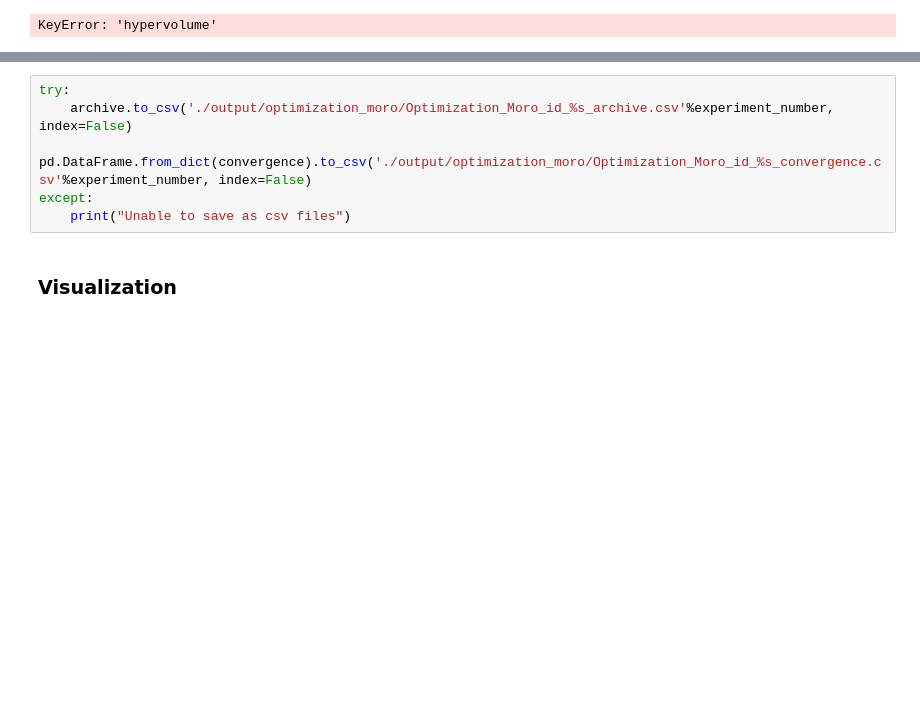
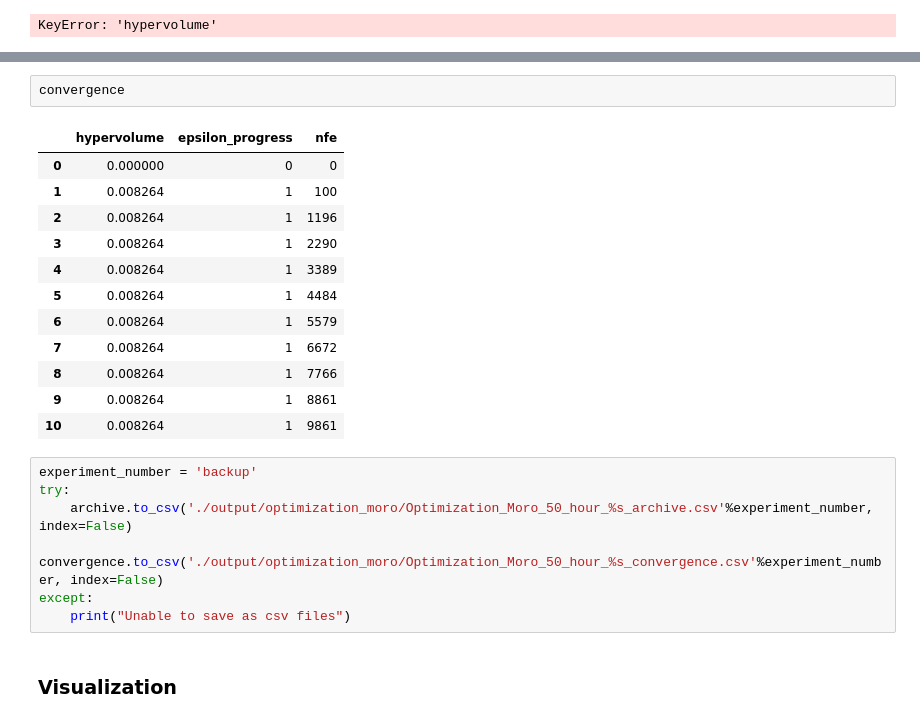
Before and after one commit to rhysits/thesis, a Jupyter notebook: final assignment/Optimization_Moro_id_2.ipynb, the cells around one changed output, grey strips where cells are left out. Cells and saved outputs as stored; diff of their text form; blank space fills up the shorter version.

```diff
--- a/final assignment/Optimization_Moro_id_2.ipynb
+++ b/final assignment/Optimization_Moro_id_2.ipynb
@@ -293,7 +331,23 @@ results
+# %%
+convergence
+# %% [output]
+|  | hypervolume | epsilon_progress | nfe |
+| 0 | 0.000000 | 0 | 0 |
+| 1 | 0.008264 | 1 | 100 |
+| 2 | 0.008264 | 1 | 1196 |
+| 3 | 0.008264 | 1 | 2290 |
+| 4 | 0.008264 | 1 | 3389 |
+| 5 | 0.008264 | 1 | 4484 |
+| 6 | 0.008264 | 1 | 5579 |
+| 7 | 0.008264 | 1 | 6672 |
+| 8 | 0.008264 | 1 | 7766 |
+| 9 | 0.008264 | 1 | 8861 |
+| 10 | 0.008264 | 1 | 9861 |
 # %%
+experiment_number = 'backup'
 try:
-    archive.to_csv('./output/optimization_moro/Optimization_Moro_id_%s_archive.csv'%experiment_number, index=False)
-    pd.DataFrame.from_dict(convergence).to_csv('./output/optimization_moro/Optimization_Moro_id_%s_convergence.csv'%experiment_number, index=False)
+    archive.to_csv('./output/optimization_moro/Optimization_Moro_50_hour_%s_archive.csv'%experiment_number, index=False)
+    convergence.to_csv('./output/optimization_moro/Optimization_Moro_50_hour_%s_convergence.csv'%experiment_number, index=False)
 except:
     print("Unable to save as csv files")
 # %% [markdown]
```
Also changed, not shown: parts of 9 cells of this notebook, 3 other files.
